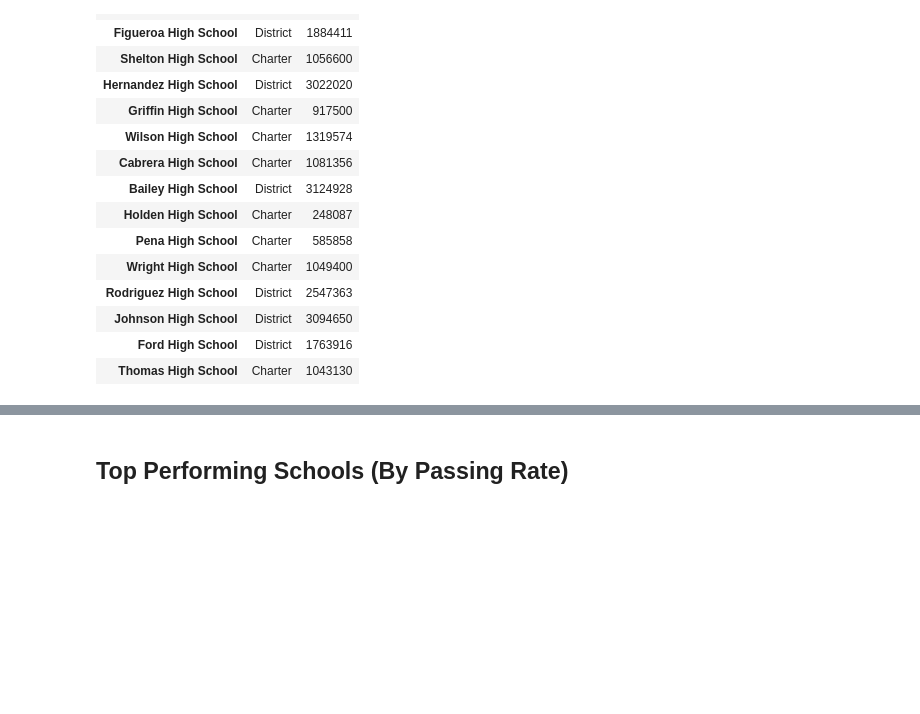
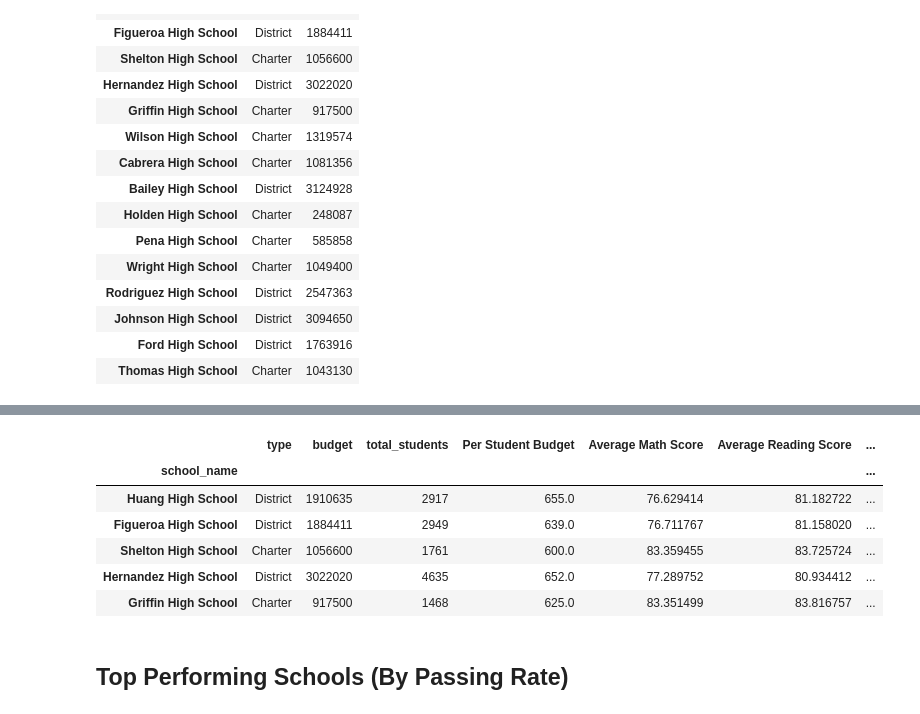
Before and after one commit to projekt888/Georgia-Tech-Analytics, a Jupyter notebook: HW4/PyCitySchools/PyCitySchools_starter.ipynb, the cells around one changed output, grey strips where cells are left out. Drawn from its saved outputs; the diff is of its cells as text; code cells hidden in the pictures; blank space fills up the shorter version.

```diff
--- a/HW4/PyCitySchools/PyCitySchools_starter.ipynb
+++ b/HW4/PyCitySchools/PyCitySchools_starter.ipynb
@@ -159,3 +245,37 @@ Name: school_name, dtype: int64
+# %%
+#% of kids passing
+def kids_passing(school_name,scores_name):
+    school_stats = student_data.loc[student_data["school_name"] == school_name, :]
+    school_stats_passing = school_stats.loc[school_stats[scores_name] >= 70, :]
+    return len(school_stats_passing.index)
+
+schools = list(merge_table.index)
+maths_passing = []
+reading_passing = []
+for school in schools:
+    maths_passing.append(kids_passing(school, "math_score"))
+    reading_passing.append(kids_passing(school, "reading_score"))
+
+#these are the counts of the kids, not the percentages
+merge_table["% Kids Passing Math"] = maths_passing
+merge_table["% Kids Passing Reading"] = reading_passing
+
+#here's the percentage, we just write over it
+merge_table["% Kids Passing Math"] = merge_table["% Kids Passing Math"]/merge_table["total_students"] * 100
+merge_table["% Kids Passing Reading"] = merge_table["% Kids Passing Reading"]/merge_table["total_students"] * 100
+
+
+merge_table["% Overall Passing Rate"] = (merge_table["% Kids Passing Reading"] + merge_table["% Kids Passing Math"])/2
+
+merge_table.head()
+# %% [output]
+|  | type | budget | total_students | Per Student Budget | Average Math Score | Average Reading Score | ... |
+| school_name |  |  |  |  |  |  | ... |
+| Huang High School | District | 1910635 | 2917 | 655.0 | 76.629414 | 81.182722 | ... |
+| Figueroa High School | District | 1884411 | 2949 | 639.0 | 76.711767 | 81.158020 | ... |
+| Shelton High School | Charter | 1056600 | 1761 | 600.0 | 83.359455 | 83.725724 | ... |
+| Hernandez High School | District | 3022020 | 4635 | 652.0 | 77.289752 | 80.934412 | ... |
+| Griffin High School | Charter | 917500 | 1468 | 625.0 | 83.351499 | 83.816757 | ... |
 # %% [markdown]
 ## Top Performing Schools (By Passing Rate)
 # %% [markdown]
```
Also changed, not shown: parts of 13 cells of this notebook, 2 other files.
